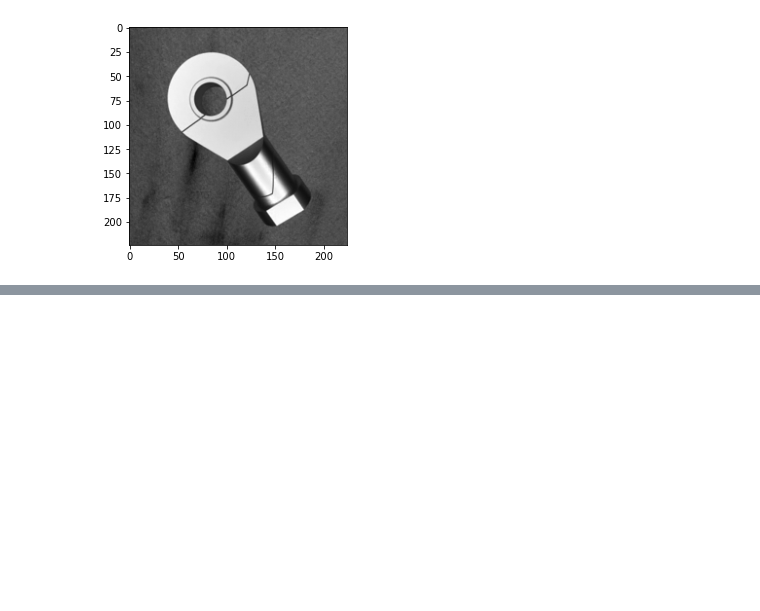
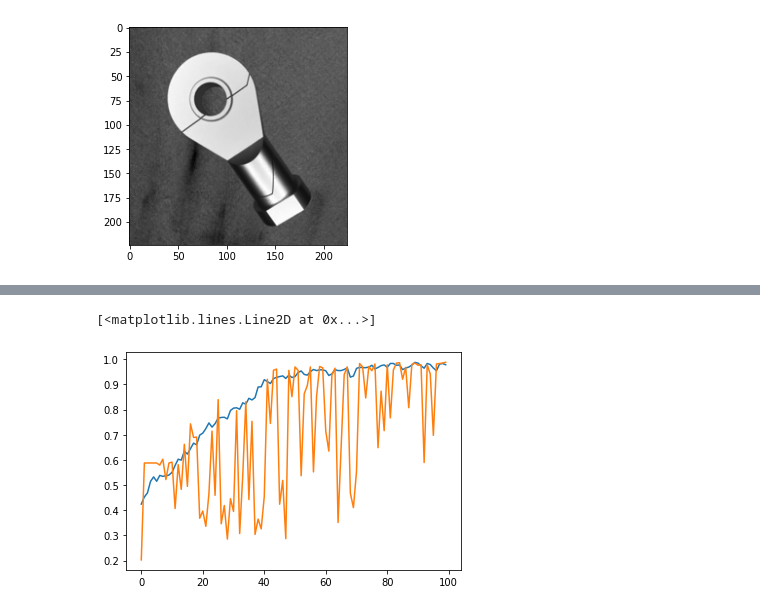
Before and after one commit to rgmueller/EPIDef, a Jupyter notebook: Base_ENB0.ipynb, the cells around one changed output, grey strips where cells are left out. Saved outputs shown, nothing was run; the diff lists cells and outputs as text; code cells hidden in the pictures; blank space fills up the shorter version.

```diff
--- a/Base_ENB0.ipynb
+++ b/Base_ENB0.ipynb
@@ -170,0 +188,6 @@ KeyboardInterrupt:
+# %%
+plt.plot(model.history.history['accuracy'])
+plt.plot(model.history.history['val_accuracy'])
+# %% [output]
+[<matplotlib.lines.Line2D at 0x...>]
+[figure, added]
```
Also changed, not shown: parts of 6 cells of this notebook, 1 other file.
